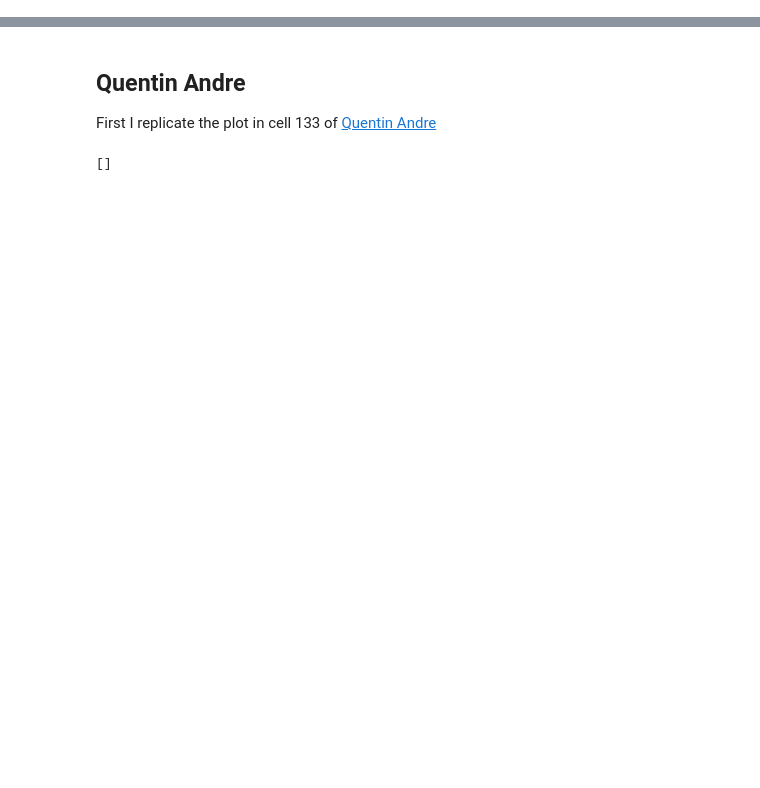
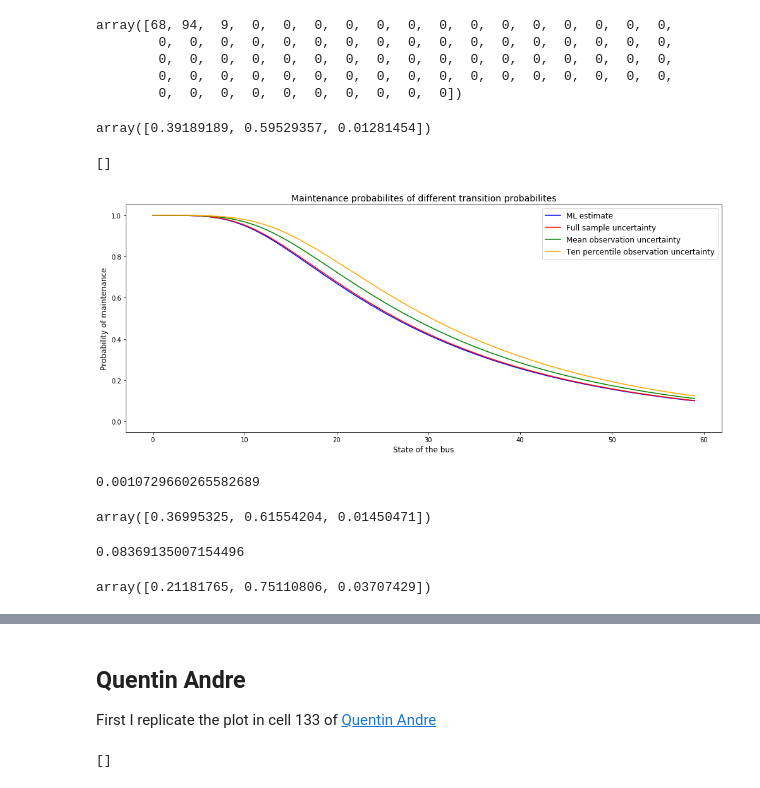
Before and after one commit to OpenSourceEconomics/ruspy, a Jupyter notebook: promotion/Probabilities and choices/Probabilites and choices.ipynb, the cells around one changed output, grey strips where cells are left out. Drawn from its saved outputs; the diff is of its cells as text; code cells hidden in the pictures; blank space fills up the shorter version.

```diff
--- a/promotion/Probabilities and choices/Probabilites and choices.ipynb
+++ b/promotion/Probabilities and choices/Probabilites and choices.ipynb
@@ -18,0 +30,47 @@ from ruspy.estimation.estimation_cost_parameters import choice_prob
+# %%
+data_reading()
+repl_data = data_processing(init_dict)
+# %%
+trans_results, cost_results = estimate(init_dict, repl_data)
+# %%
+trans_results['state_count'][0]
+# %% [output]
+array([68, 94,  9,  0,  0,  0,  0,  0,  0,  0,  0,  0,  0,  0,  0,  0,  0,
+        0,  0,  0,  0,  0,  0,  0,  0,  0,  0,  0,  0,  0,  0,  0,  0,  0,
+        0,  0,  0,  0,  0,  0,  0,  0,  0,  0,  0,  0,  0,  0,  0,  0,  0,
+        0,  0,  0,  0,  0,  0,  0,  0,  0,  0,  0,  0,  0,  0,  0,  0,  0,
+        0,  0,  0,  0,  0,  0,  0,  0,  0,  0])
+# %%
+p_ml = trans_results['x']
+init_dict['known trans'] = p_ml
+num_states = 60
+params = [10, 50]
+costs = cost_func(num_states, lin_cost, params)
+# %%
+trans_mat = create_transition_matrix(num_states, p_ml)
+choice_ml = converge_choice(num_states, trans_mat, costs, beta)
+p_ml
+# %% [output]
+array([0.39189189, 0.59529357, 0.01281454])
+# %%
+states = range(num_states)
+fig = plt.figure(figsize=(14, 6))
+ax = fig.add_subplot(111)
+ax.set_ylim([-0.05, 1.05])
+ax.set_ylabel(r"Probability of maintenance",fontsize=12)
+ax.set_xlabel(r"State of the bus", fontsize=12)
+ax.plot(states[:], choice_ml[:, 0], color='blue', label='ML estimate')
+ax.plot(states[:], choice_worst_full[:, 0], color='red', label='Full sample uncertainty')
+ax.plot(states[:], choice_worst_mean[:, 0], color='green', label='Mean observation uncertainty')
+ax.plot(states[:], choice_worst_ten_percent[:, 0], color='orange', label='Ten percentile observation uncertainty')
+
+
+plt.legend()
+ax.legend(fontsize=12)
+ax.set_title('Maintenance probabilites of different transition probabilites', fontsize=14)
+plt.tight_layout()
+
+plt.plot()
+# %% [output]
+[]
+[figure, added]
@@ -18,0 +79,25 @@ from ruspy.estimation.estimation_cost_parameters import choice_prob
+# %%
+roh = chi2.ppf(omega, len(p_ml) - 1) / (2 * 4292)
+roh
+# %% [output]
+0.0010729660265582689
+# %%
+worst_trans_full = get_worst_trans(init_dict, roh, num_states)
+trans_mat = create_transition_matrix(num_states, worst_trans_full)
+choice_worst_full = converge_choice(num_states, trans_mat, costs, beta)
+worst_trans_full
+# %% [output]
+array([0.36995325, 0.61554204, 0.01450471])
+# %%
+mean_obs = np.mean(np.sum(trans_results['state_count'], axis=1))
+roh = chi2.ppf(omega, len(p_ml) - 1) / (2 * mean_obs)
+roh
+# %% [output]
+0.08369135007154496
+# %%
+worst_trans_mean = get_worst_trans(init_dict, roh, num_states)
+trans_mat = create_transition_matrix(num_states, worst_trans_mean)
+choice_worst_mean = converge_choice(num_states, trans_mat, costs, beta)
+worst_trans_mean
+# %% [output]
+array([0.21181765, 0.75110806, 0.03707429])
```
Also changed, not shown: parts of 9 cells of this notebook, 2 other files.
